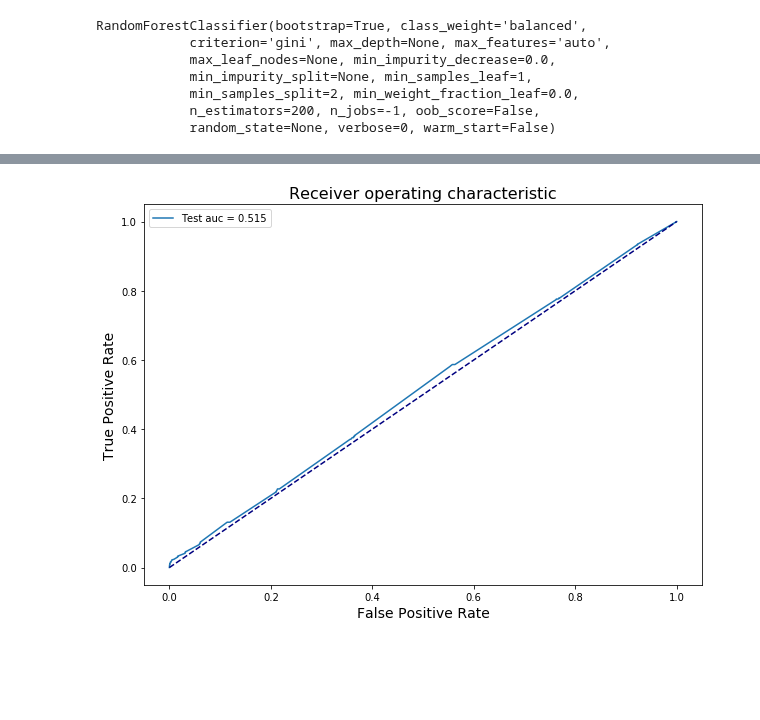
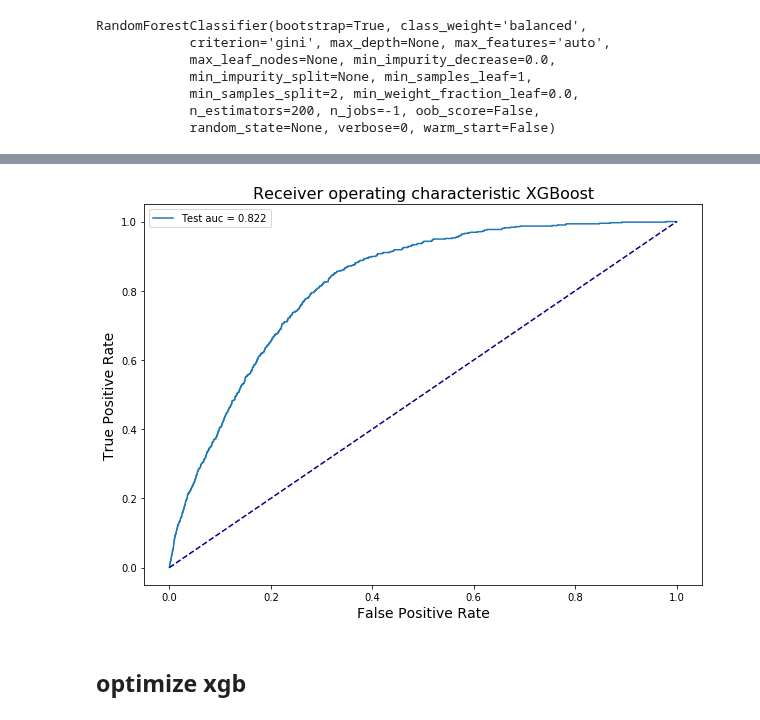
Before and after one commit to juanmahvelez/NWU-Pacific, a Jupyter notebook: script/notebook/train classifier.ipynb, the cells around one changed output, grey strips where cells are left out. Cells and saved outputs as stored; diff of their text form; code cells hidden in the pictures; blank space fills up the shorter version.

```diff
--- a/script/notebook/train classifier.ipynb
+++ b/script/notebook/train classifier.ipynb
@@ -45,7 +45,7 @@ V = len(df['vectors'].iloc[0])
 X_vectors = pd.DataFrame(df['vectors'].values.tolist(), columns = ['vector_{}'.format(k) for k in range(1,V+1)])
 # %%
 X = pd.concat([X_vectors, X_topics], axis=1)
-X = X_vectors
+X = X_topics
 # %%
 from sklearn.model_selection import train_test_split
 # %%
@@ -73,0 +92,4 @@ train_auc = roc_auc_score(y_train, y_hat_train)
+# %%
+model = XGBClassifier(njobs=-1, nthread=-1, scale_pos_weight=1/y.mean(), objective='binary:logistic')
+# %%
+model.fit(X_train, y_train)
@@ -74,12 +104,21 @@ train_auc = roc_auc_score(y_train, y_hat_train)
+# %%
+y_hat_test = model.predict_proba(X_test)[:,1]
+fpr_test, tpr_test, thresholds_test = roc_curve(y_test, y_hat_test)
+test_auc = roc_auc_score(y_test, y_hat_test)
+y_hat_train = model.predict_proba(X_train)[:,1]
+fpr_train, tpr_train, thresholds_train = roc_curve(y_train, y_hat_train)
+train_auc = roc_auc_score(y_train, y_hat_train)
 # %%
 plt.figure(figsize=(10,7))
 plt.xlabel('False Positive Rate', fontsize=14)
 plt.ylabel('True Positive Rate', fontsize=14)
-plt.title('Receiver operating characteristic', fontsize=16)
+plt.title('Receiver operating characteristic XGBoost', fontsize=16)
 plt.plot(fpr_test, tpr_test, label='Test auc = {:.3f}'.format(test_auc))
 # plt.plot(fpr_train, tpr_train, label='Train auc = {:.3f}'.format(train_auc))
 plt.plot([0, 1], [0, 1], color='navy', linestyle='--')
 plt.legend()
 plt.show()
 # %% [output]
-[figure, old version]
+[figure, new version]
+# %% [markdown]
+## optimize xgb
```
Also changed, not shown: parts of 11 cells of this notebook, 3 other files.
